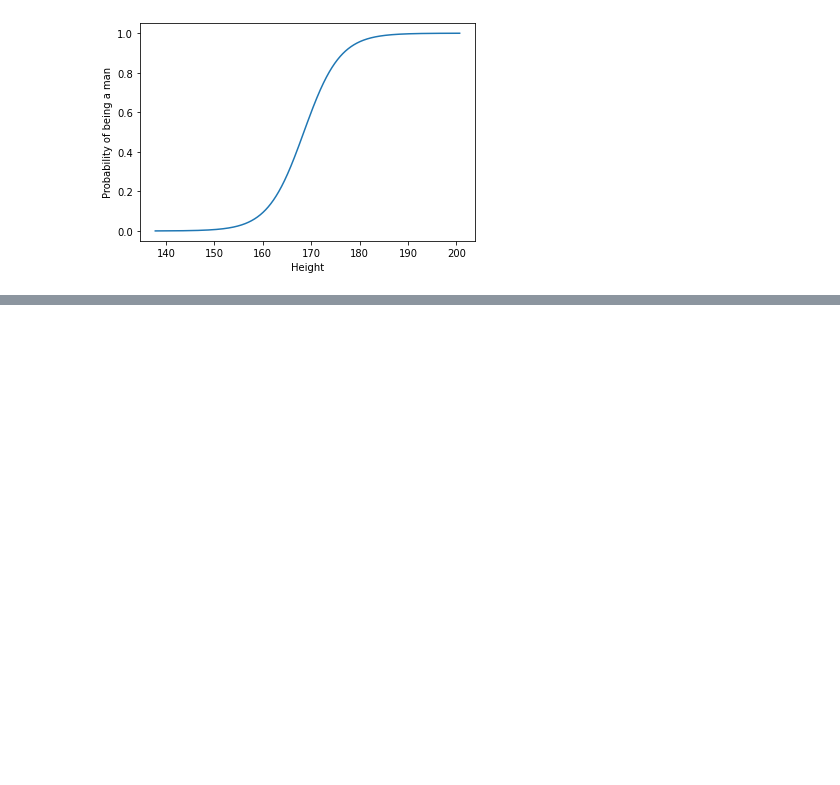
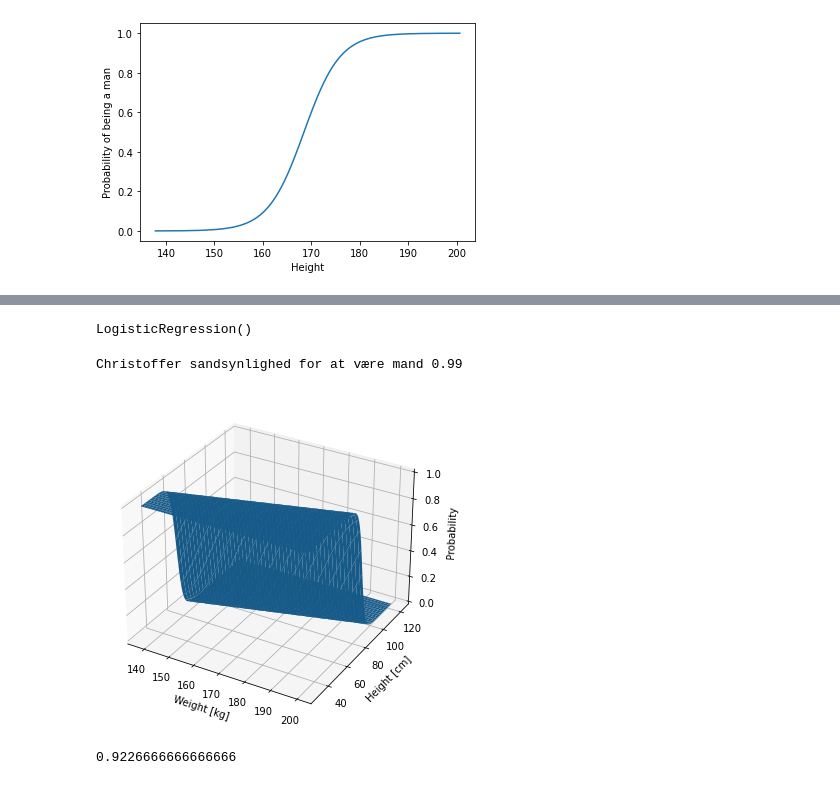
Before and after one commit to mortenhaahr/MAL, a Jupyter notebook: L04/L04.ipynb, the cells around one changed output, grey strips where cells are left out. Drawn from its saved outputs; the diff is of its cells as text; code cells hidden in the pictures; blank space fills up the shorter version.

```diff
--- a/L04/L04.ipynb
+++ b/L04/L04.ipynb
@@ -229,0 +235,48 @@ Text(0, 0.5, 'Probability of being a man')
+# %%
+# Splitting data set in X and y
+X_data = data.drop(columns=['Gender'])
+y_data = (data.Gender == 0).astype(int)
+
+# Splitting in test and training set
+# Ser ikke grunden til at spiltte når vi ikke køre en test
+# X_train, X_test, y_train, y_test = train_test_split(X, y, test_size=0.3, random_state=42)
+
+# Creating and fitting Logistic Regression
+lr_2d = LogisticRegression()
+lr_2d.fit(X_data, y_data)
+# %% [output]
+LogisticRegression()
+# %%
+from mpl_toolkits.mplot3d import axes3d
+from matplotlib import cm
+
+X_weight = np.linspace(X_data.Weight.min(), X_data.Weight.max(), 200) # Ens computer har det ikke sjovt hvis man sætter længden til antallet af samples
+X_height = np.linspace(X_data.Height.min(), X_data.Height.max(), 200)
+
+X, Y = np.meshgrid(X_height, X_weight)
+X_new = pd.DataFrame(zip(np.ravel(X), np.ravel(Y)), columns=['Weight', 'Height'])
+
+proba = lr_2d.predict_proba(X_new)
+
+Z = proba[:, 0].reshape(X.shape)
+
+fig = plt.figure(figsize=(6,6))
+ax = fig.add_subplot(111, projection='3d')
+ax.plot_surface(X, Y, Z)
+
+ax.set_xlabel('Weight [kg]')
+ax.set_ylabel('Height [cm]')
+ax.set_zlabel('Probability')
+
+print('Christoffer sandsynlighed for at være mand {:.2f}'.format(lr_2d.predict_proba([[191, 73]])[0][0]))
+# %% [output]
+Christoffer sandsynlighed for at være mand 0.99
+[figure, added]
+# %%
+X_train, X_test, y_train, y_test = train_test_split(X_data, y_data, test_size=0.3, random_state=42)
+
+lr_2d.fit(X_train, y_train)
+# y_pred = lr_2d.predict(X_test)
+lr_2d.score(X_test, y_test)
+# %% [output]
+0.9226666666666666
```
Also changed, not shown: parts of 5 cells of this notebook.
